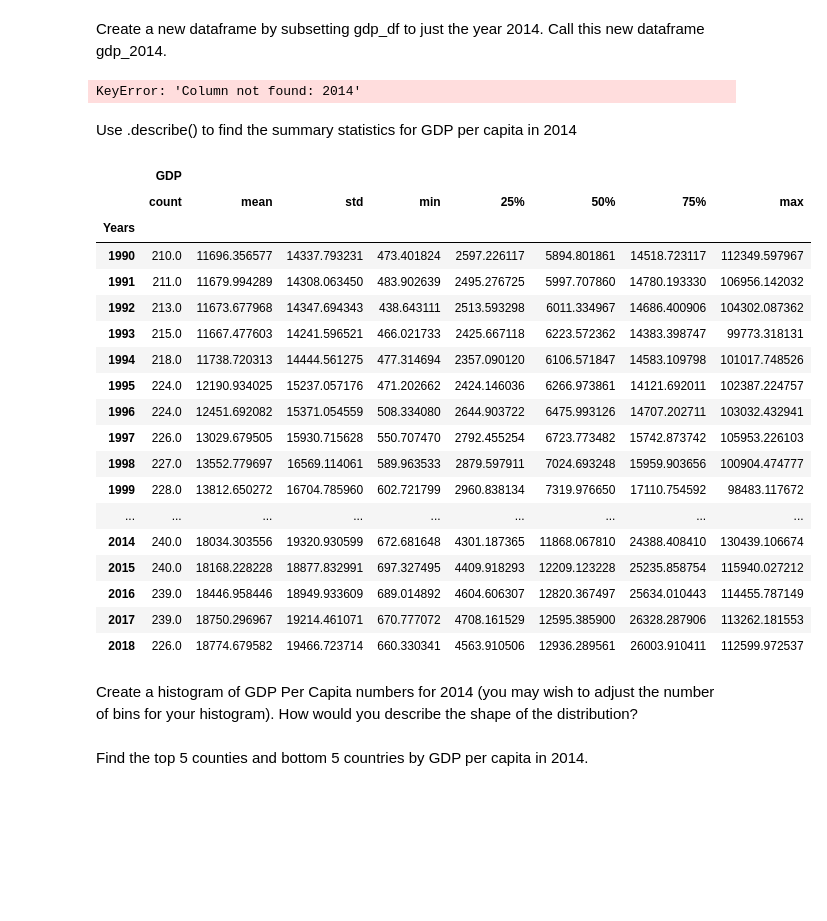
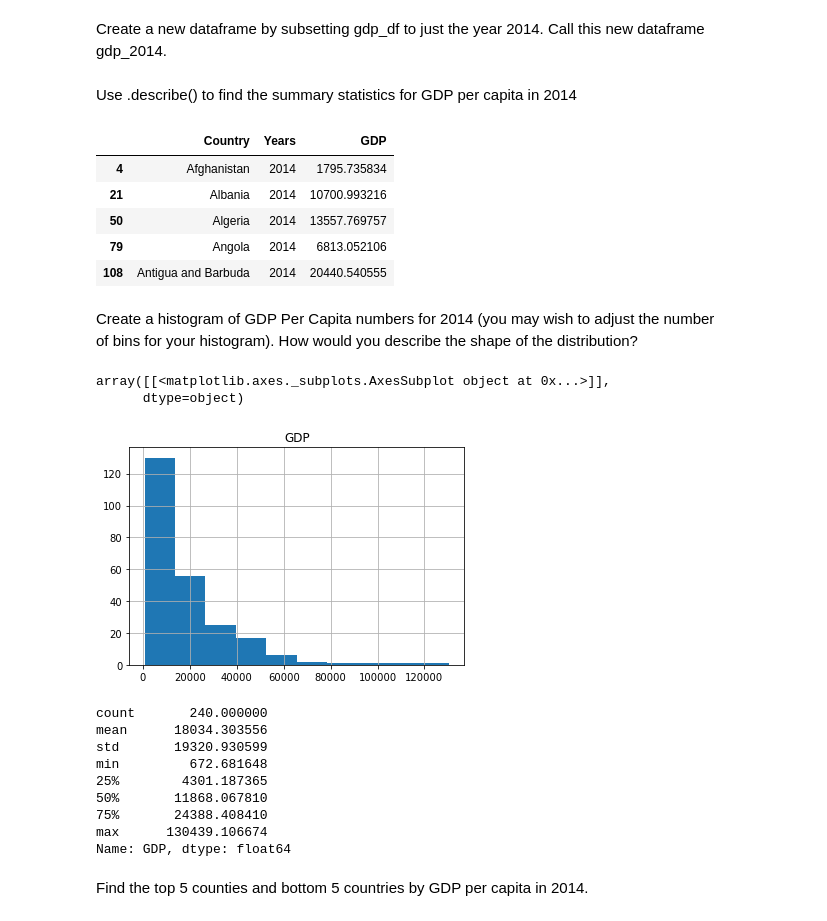
Before and after one commit to nss-data-science-cohort-4/dq1-undata-matthgray, a Jupyter notebook: un_data.ipynb, the cells around one changed output. Drawn from its saved outputs; the diff is of its cells as text; code cells hidden in the pictures; blank space fills up the shorter version.

```diff
--- a/un_data.ipynb
+++ b/un_data.ipynb
@@ -170,38 +170,41 @@ SyntaxError: invalid syntax (<ipython-input-18-aaa7379cb6d5>, line 1)
 Create a new dataframe by subsetting gdp_df to just the year 2014. Call
 this new dataframe gdp_2014.
 # %%
-gdp_2014 = nngdp_df.groupby("Years")["2014"]
+gdp_2014 = nngdp_df.groupby("Years").get_group('2014')
-# %% [output]
-KeyError: 'Column not found: 2014'
 # %% [markdown]
 Use .describe() to find the summary statistics for GDP per capita in
 2014
 # %%
-gdp_2014.describe()
+gdp_2014.head()
 # %% [output]
-|  | GDP |  |  |  |  |  |  |  |
-|  | count | mean | std | min | 25% | 50% | 75% | max |
-| Years |  |  |  |  |  |  |  |  |
-| 1990 | 210.0 | 11696.356577 | 14337.793231 | 473.401824 | 2597.226117 | 5894.801861 | 14518.723117 | 112349.597967 |
-| 1991 | 211.0 | 11679.994289 | 14308.063450 | 483.902639 | 2495.276725 | 5997.707860 | 14780.193330 | 106956.142032 |
-| 1992 | 213.0 | 11673.677968 | 14347.694343 | 438.643111 | 2513.593298 | 6011.334967 | 14686.400906 | 104302.087362 |
-| 1993 | 215.0 | 11667.477603 | 14241.596521 | 466.021733 | 2425.667118 | 6223.572362 | 14383.398747 | 99773.318131 |
-| 1994 | 218.0 | 11738.720313 | 14444.561275 | 477.314694 | 2357.090120 | 6106.571847 | 14583.109798 | 101017.748526 |
-| 1995 | 224.0 | 12190.934025 | 15237.057176 | 471.202662 | 2424.146036 | 6266.973861 | 14121.692011 | 102387.224757 |
-| 1996 | 224.0 | 12451.692082 | 15371.054559 | 508.334080 | 2644.903722 | 6475.993126 | 14707.202711 | 103032.432941 |
-| 1997 | 226.0 | 13029.679505 | 15930.715628 | 550.707470 | 2792.455254 | 6723.773482 | 15742.873742 | 105953.226103 |
-| 1998 | 227.0 | 13552.779697 | 16569.114061 | 589.963533 | 2879.597911 | 7024.693248 | 15959.903656 | 100904.474777 |
-| 1999 | 228.0 | 13812.650272 | 16704.785960 | 602.721799 | 2960.838134 | 7319.976650 | 17110.754592 | 98483.117672 |
-| ... | ... | ... | ... | ... | ... | ... | ... | ... |
-| 2014 | 240.0 | 18034.303556 | 19320.930599 | 672.681648 | 4301.187365 | 11868.067810 | 24388.408410 | 130439.106674 |
-| 2015 | 240.0 | 18168.228228 | 18877.832991 | 697.327495 | 4409.918293 | 12209.123228 | 25235.858754 | 115940.027212 |
-| 2016 | 239.0 | 18446.958446 | 18949.933609 | 689.014892 | 4604.606307 | 12820.367497 | 25634.010443 | 114455.787149 |
-| 2017 | 239.0 | 18750.296967 | 19214.461071 | 670.777072 | 4708.161529 | 12595.385900 | 26328.287906 | 113262.181553 |
-| 2018 | 226.0 | 18774.679582 | 19466.723714 | 660.330341 | 4563.910506 | 12936.289561 | 26003.910411 | 112599.972537 |
+|  | Country | Years | GDP |
+| 4 | Afghanistan | 2014 | 1795.735834 |
+| 21 | Albania | 2014 | 10700.993216 |
+| 50 | Algeria | 2014 | 13557.769757 |
+| 79 | Angola | 2014 | 6813.052106 |
+| 108 | Antigua and Barbuda | 2014 | 20440.540555 |
 # %% [markdown]
 Create a histogram of GDP Per Capita numbers for 2014 (you may wish
 to adjust the number of bins for your histogram). How would you describe
 the shape of the distribution?
+# %%
+gdp_2014.hist(column='GDP', bins=10)
+# %% [output]
+array([[<matplotlib.axes._subplots.AxesSubplot object at 0x...>]],
+      dtype=object)
+[figure, added]
+# %%
+gdp_2014["GDP"].describe()
+# %% [output]
+count       240.000000
+mean      18034.303556
+std       19320.930599
+min         672.681648
+25%        4301.187365
+50%       11868.067810
+75%       24388.408410
+max      130439.106674
+Name: GDP, dtype: float64
 # %% [markdown]
 Find the top 5 counties and bottom 5 countries by GDP per capita in
 2014.
```
Also changed, not shown: parts of 2 cells of this notebook.
